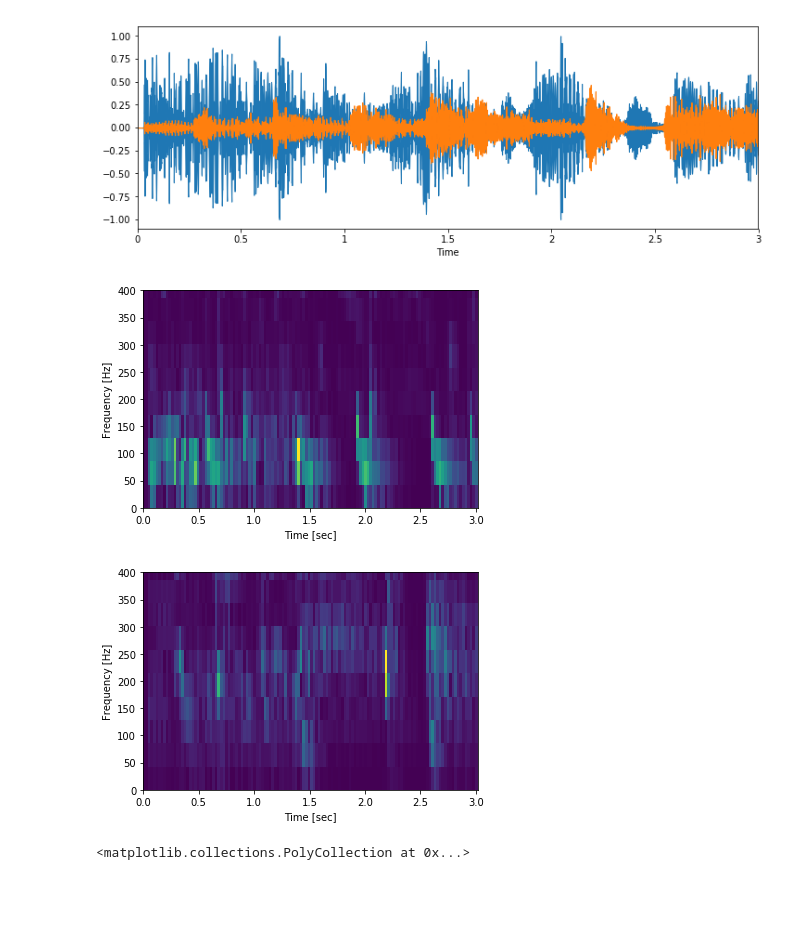
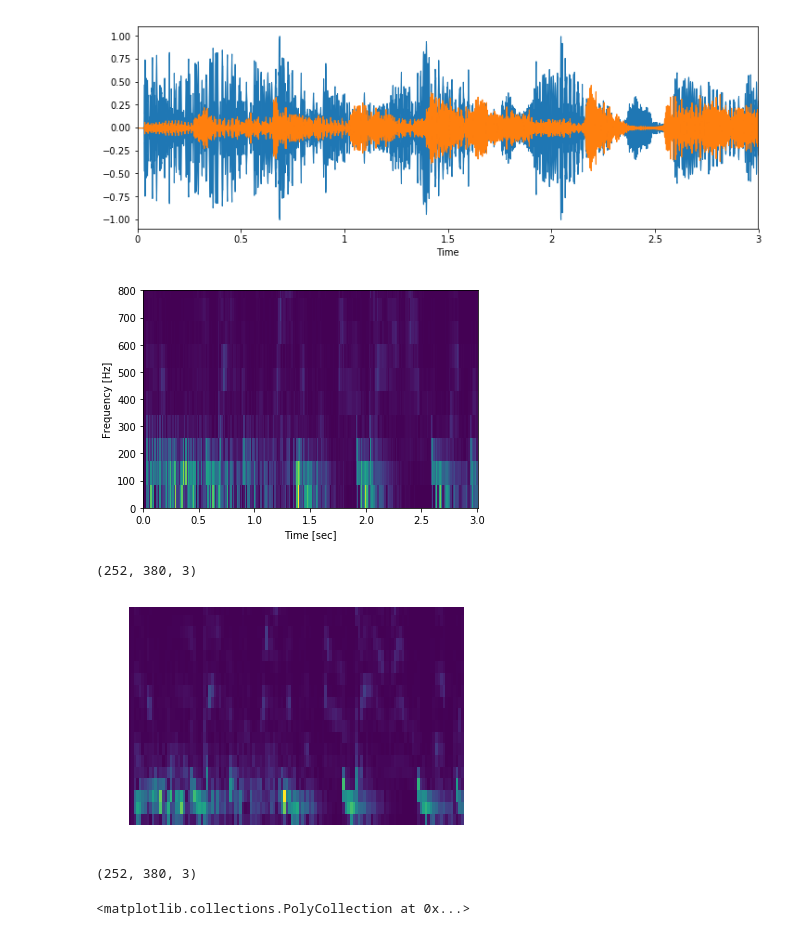
Before and after one commit to EzioAnCY/cs229project, a Jupyter notebook: CNN Based Music Emotion Classification.ipynb, the cells around one changed output. Cells and saved outputs as stored; diff of their text form; code cells hidden in the pictures; blank space fills up the shorter version.

```diff
--- a/CNN Based Music Emotion Classification.ipynb
+++ b/CNN Based Music Emotion Classification.ipynb
@@ -48,24 +56,36 @@ librosa.display.waveplot(data2, sr=sampling_rate2)
 [figure]
 # %%
 #according to the paper "CNN BASED MUSIC EMOTION CLASSIFICATION", the authors transformed the music into spectrogram
-frequencies1, times1, spectrogram1 = signal.stft(data1,sampling_rate1, nperseg=512, noverlap=0)
-plt.ylim(0, 400)
+frequencies1, times1, spectrogram1 = signal.stft(data1,sampling_rate1, nperseg=256, noverlap=0)
+plt.ylim(0, 800)
 plt.pcolormesh(times1, frequencies1, np.abs(spectrogram1))
 plt.ylabel('Frequency [Hz]')
 plt.xlabel('Time [sec]')
 plt.show()
 # %% [output]
-[figure, old version]
+[figure, new version]
 # %%
 #according to the paper "CNN BASED MUSIC EMOTION CLASSIFICATION", the authors transformed the music into spectrogram
-frequencies2, times2, spectrogram2 = signal.stft(data2,sampling_rate2, nperseg=512, noverlap=0)
-plt.ylim(0, 400)
-plt.pcolormesh(times2, frequencies2, np.abs(spectrogram2))
-plt.ylabel('Frequency [Hz]')
-plt.xlabel('Time [sec]')
-plt.show()
+frequencies1, times1, spectrogram1 = signal.stft(data1,sampling_rate1, nperseg=512, noverlap=0)
+plt.ylim(0, 800)
+plt.pcolormesh(times1, frequencies1, np.abs(spectrogram1))
+plt.axis('off')
+plt.savefig("test.png", bbox_inches='tight')
+im = Image.open('test.png')
+rgb_im = im.convert('RGB')
+print(np.shape(rgb_im))
+#plt.show()
 # %% [output]
+(252, 380, 3)
-[figure, old version]
+[figure, new version]
+# %%
+
+
+im = Image.open('test.png')
+rgb_im = im.convert('RGB')
+np.shape(rgb_im)
+# %% [output]
+(252, 380, 3)
 # %%
 data1, sampling_rate1 = librosa.core.load('/Users/changyuean/Python/Stanford/CS 229 Project/wav/5th_dimension-one_less_bell_to_answer - 4.mp3',
                                         sr=22050, mono=True, duration = 3)
```
Also changed, not shown: parts of 47 cells of this notebook.
